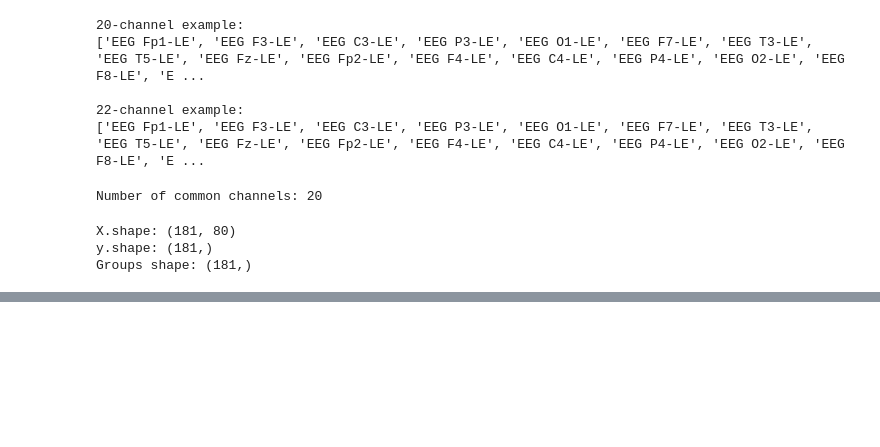
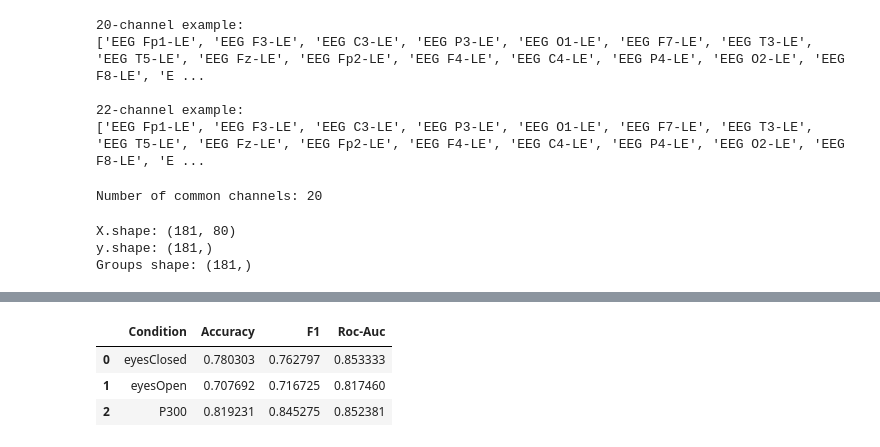
Before and after one commit to BJAngulo/MSSE-277b-final-project-, a Jupyter notebook: notebooks/01_pipeline.ipynb, the cells around one changed output, grey strips where cells are left out. Cells and saved outputs as stored; diff of their text form; code cells hidden in the pictures; blank space fills up the shorter version.

```diff
--- a/notebooks/01_pipeline.ipynb
+++ b/notebooks/01_pipeline.ipynb
@@ -303,0 +475,38 @@ Groups shape: (181,)
+# %%
+
+# filter by condition
+
+def run_condition_model(condition_name):
+    mask = metadata_df["condition"] == condition_name
+
+    X_cond = X[mask]
+    y_cond = y[mask]
+    groups_cond = groups[mask]
+
+    results = cross_validate(
+        pipeline,
+        X_cond,
+        y_cond,
+        cv=GroupKFold(n_splits=5).split(X_cond, y_cond, groups_cond),
+        scoring=["accuracy", "f1", "roc_auc"]
+    )
+
+    return {
+        "Condition": condition_name,
+        "Accuracy": results["test_accuracy"].mean(),
+        "F1": results["test_f1"].mean(),
+        "Roc-Auc": results["test_roc_auc"].mean()
+    }
+# %%
+# Run all conditions
+
+conditions = ["eyesClosed", "eyesOpen", "P300"]
+
+results = [run_condition_model(cond) for cond in conditions]
+
+pd.DataFrame(results)
+# %% [output]
+|  | Condition | Accuracy | F1 | Roc-Auc |
+| 0 | eyesClosed | 0.780303 | 0.762797 | 0.853333 |
+| 1 | eyesOpen | 0.707692 | 0.716725 | 0.817460 |
+| 2 | P300 | 0.819231 | 0.845275 | 0.852381 |
```
Also changed, not shown: parts of 21 cells of this notebook, 1 other file.
